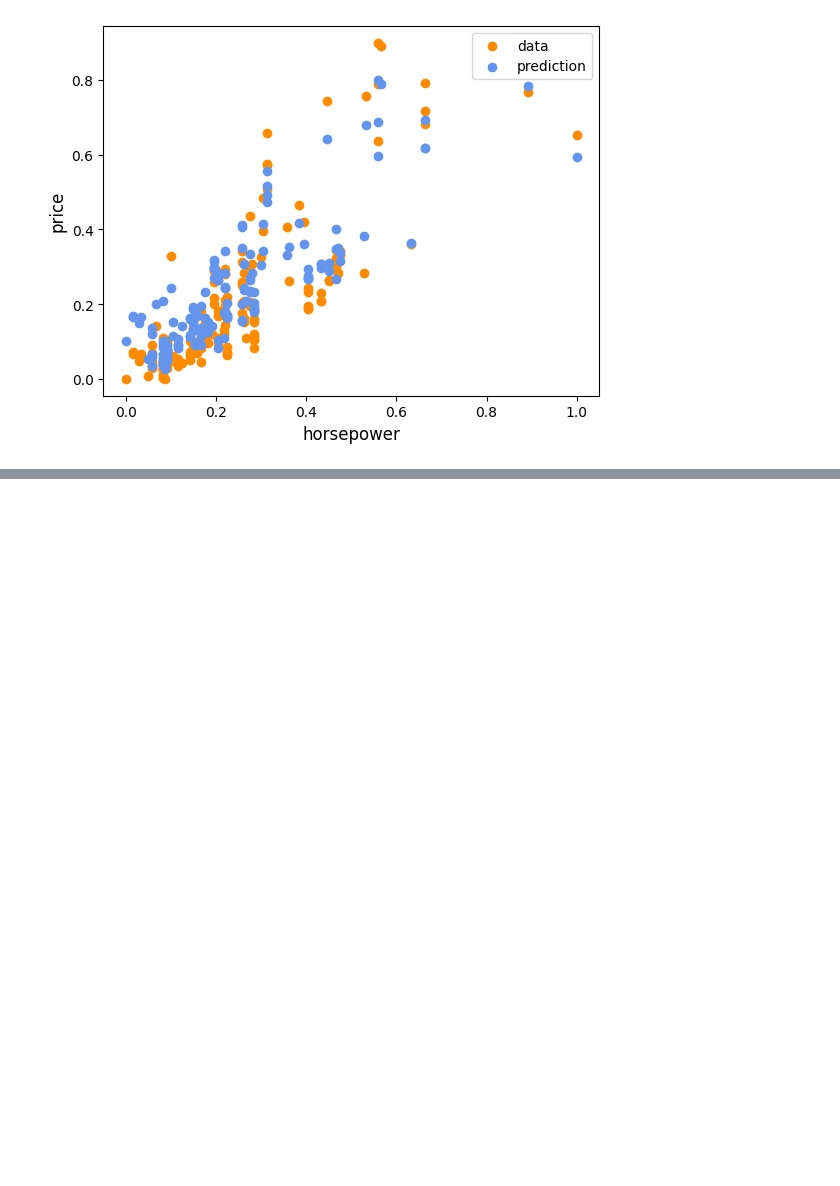
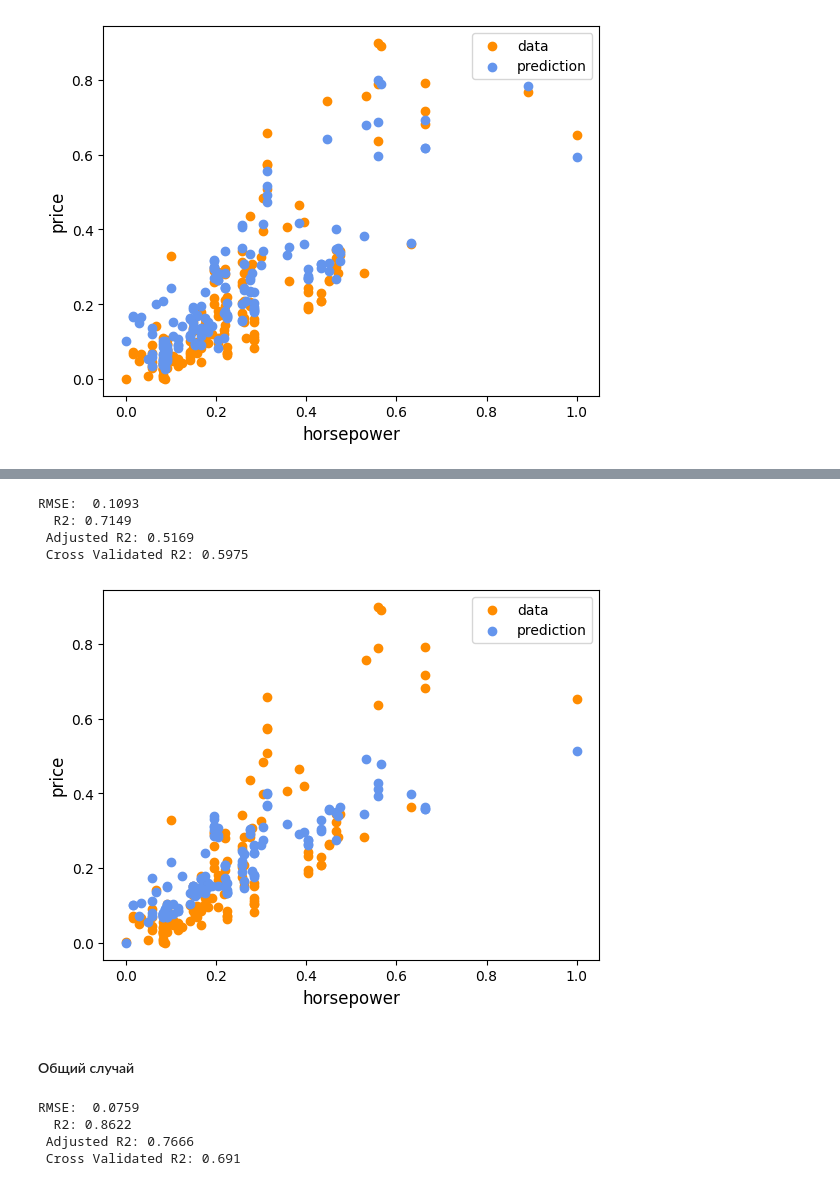
Before and after one commit to Gigdoz/AI-Technologies_ControlPoint, a Jupyter notebook: practice/ML_Регрессия_Практика_4.ipynb, the cells around one changed output, grey strips where cells are left out. Saved outputs shown, nothing was run; the diff lists cells and outputs as text; code cells hidden in the pictures; blank space fills up the shorter version.

```diff
--- a/practice/ML_Регрессия_Практика_4.ipynb
+++ b/practice/ML_Регрессия_Практика_4.ipynb
@@ -326,0 +367,45 @@ plt.show()
+# %%
+# Create an elastic net regression model
+modelEN = ElasticNet(alpha=0.01, l1_ratio=1.0)
+
+# Fit the model to the data
+modelEN.fit(X_train, y_train)
+
+# Predict the response for a new data point
+y_en_pred = modelEN.predict(X_test)
+
+_ = Reg_Models_Evaluation_Metrics(modelEN, X_train, y_train, X_test, y_test, y_en_pred)
+# %% [output]
+RMSE:  0.1093
+  R2: 0.7149
+ Adjusted R2: 0.5169
+ Cross Validated R2: 0.5975
+# %%
+plt.scatter(X_train["horsepower"], y_train, color='darkorange',
+            label='data')
+plt.scatter(X_train["horsepower"], modelEN.predict(X_train), color='cornflowerblue',
+         label='prediction')
+plt.ylabel('price', size=12)
+plt.xlabel('horsepower', size=12)
+plt.legend()
+plt.show()
+# %% [output]
+[figure, added]
+# %% [markdown]
+#### Общий случай
+# %%
+# Create an elastic net regression model
+modelEN = ElasticNet(alpha=0.01, l1_ratio=0.5)
+
+# Fit the model to the data
+modelEN.fit(X_train, y_train)
+
+# Predict the response for a new data point
+y_en_pred = modelEN.predict(X_test)
+
+_ = Reg_Models_Evaluation_Metrics(modelEN, X_train, y_train, X_test, y_test, y_en_pred)
+# %% [output]
+RMSE:  0.0759
+  R2: 0.8622
+ Adjusted R2: 0.7666
+ Cross Validated R2: 0.691
```
Also changed, not shown: parts of 32 cells of this notebook.
